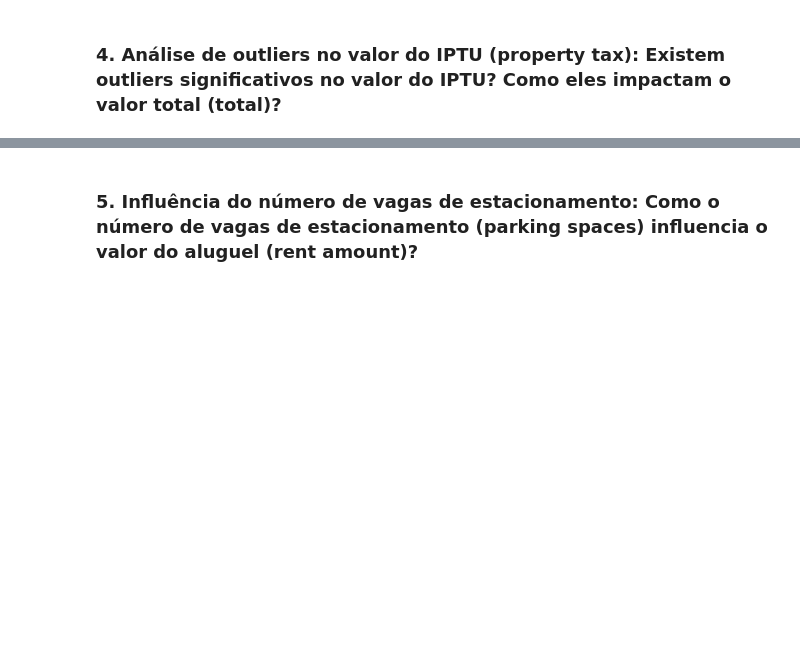
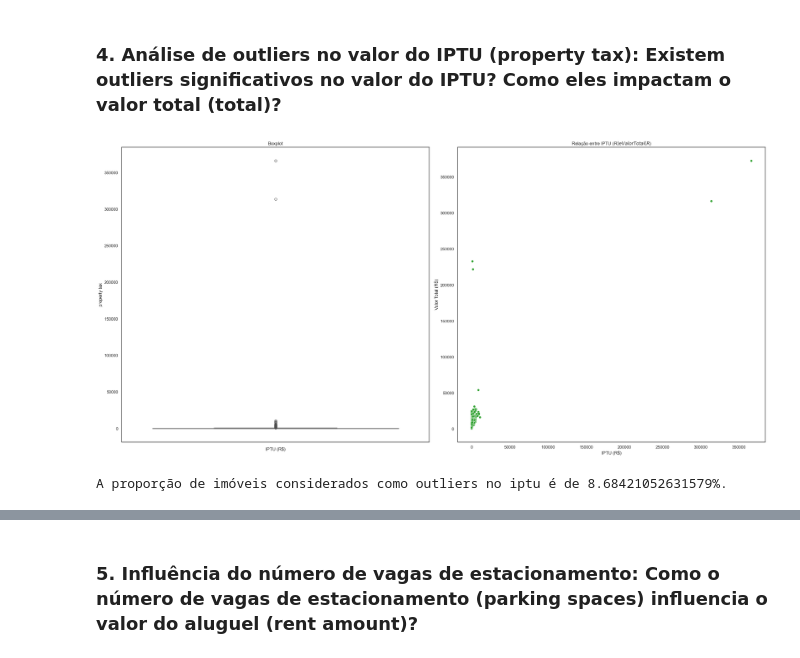
Before and after one commit to GuttoF/brazilian_house_for_rent, a Jupyter notebook: notebooks/notebook_1.ipynb, the cells around one changed output, grey strips where cells are left out. Saved outputs shown, nothing was run; the diff lists cells and outputs as text; code cells hidden in the pictures; blank space fills up the shorter version.

```diff
--- a/notebooks/notebook_1.ipynb
+++ b/notebooks/notebook_1.ipynb
@@ -418,2 +465,36 @@ Média do valor do aluguel para imóveis que não aceitam animais: R$3768.86
 # %% [markdown]
 ### 4. Análise de outliers no valor do IPTU (property tax): Existem outliers significativos no valor do IPTU? Como eles impactam o valor total (total)?
+# %%
+plt.figure()
+
+# Boxplot do IPTU
+plt.subplot(1, 2, 1)
+sns.boxplot(data['property tax'])
+plt.title('Boxplot')
+plt.xlabel('IPTU (R$)')
+
+# Gráfico de dispersão entre IPTU e valor total
+plt.subplot(1, 2, 2)
+sns.scatterplot(x = 'property tax', y = 'total', data = data, color = cor3)
+plt.title('Relação entre IPTU (R$) e Valor Total (R$)')
+plt.xlabel('IPTU (R$)')
+plt.ylabel('Valor Total (R$)')
+
+plt.tight_layout();
+plt.savefig(homepath + 'reports/figures/pergunta4.png')
+# %% [output]
+[figure, added]
+# %%
+Q1_iptu = data['property tax'].quantile(0.25)
+Q3_iptu = data['property tax'].quantile(0.75)
+IQR_iptu = Q3_iptu - Q1_iptu
+outlier_threshold_iptu_upper = Q3_iptu + 1.5 * IQR_iptu
+
+# Filtrando outliers
+outliers_iptu = data[data['property tax'] > outlier_threshold_iptu_upper]
+
+# Proporção de outliers no IPTU
+proporcao_outliers_iptu = len(outliers_iptu) / len(data)
+print(f'A proporção de imóveis considerados como outliers no iptu é de {proporcao_outliers_iptu*100}%.')
+# %% [output]
+A proporção de imóveis considerados como outliers no iptu é de 8.68421052631579%.
```
Also changed, not shown: parts of 56 cells of this notebook, 17 other files.
